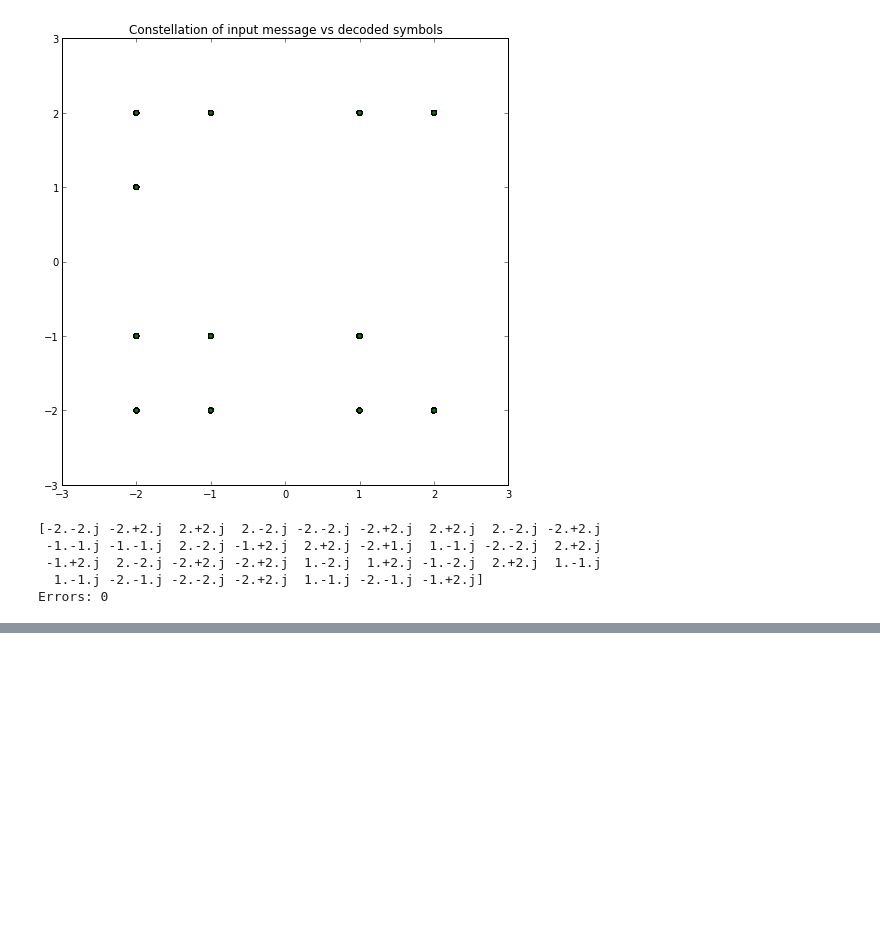
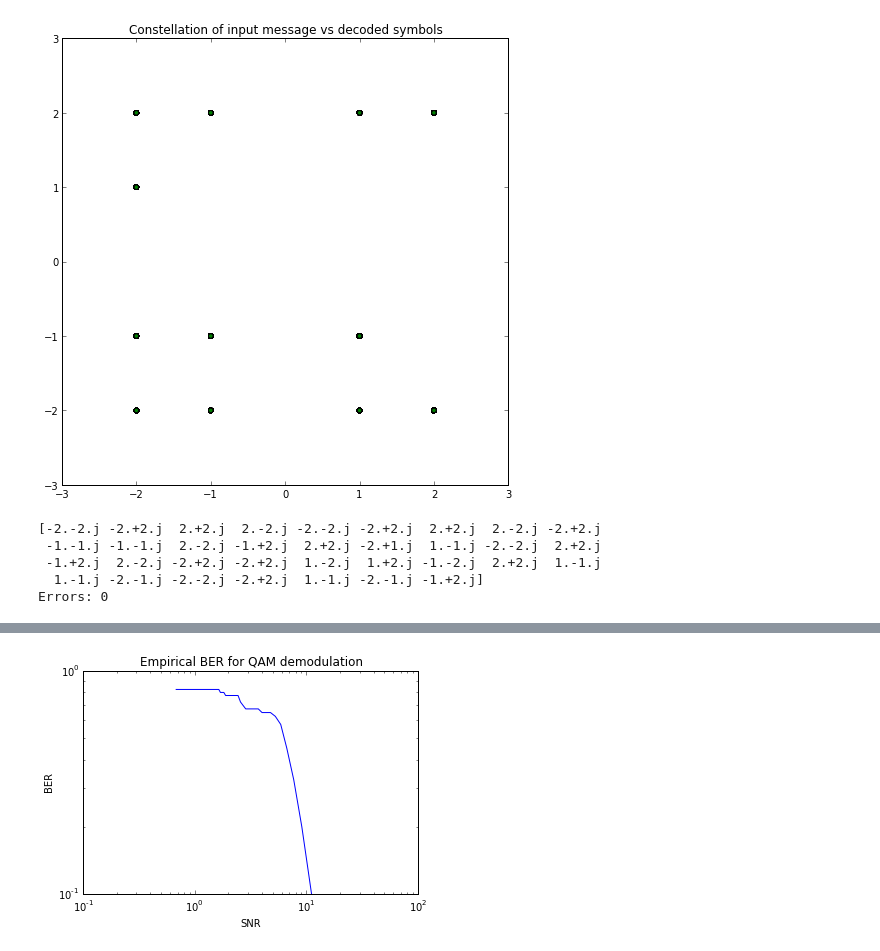
Before and after one commit to ganlubbq/ham_qam, a Jupyter notebook: Demo.ipynb, the cells around one changed output, grey strips where cells are left out. Saved outputs shown, nothing was run; the diff lists cells and outputs as text; code cells hidden in the pictures; blank space fills up the shorter version.

```diff
--- a/Demo.ipynb
+++ b/Demo.ipynb
@@ -115,0 +57,4 @@ Generating 40 random bits
+# %%
+test_ber(sigma_range = np.r_[0.01 : 1.478 : 0.02], show_plots=False, verbose=False)
+# %% [output]
+[figure, added]
```
Also changed, not shown: parts of 7 cells of this notebook, 3 other files.
